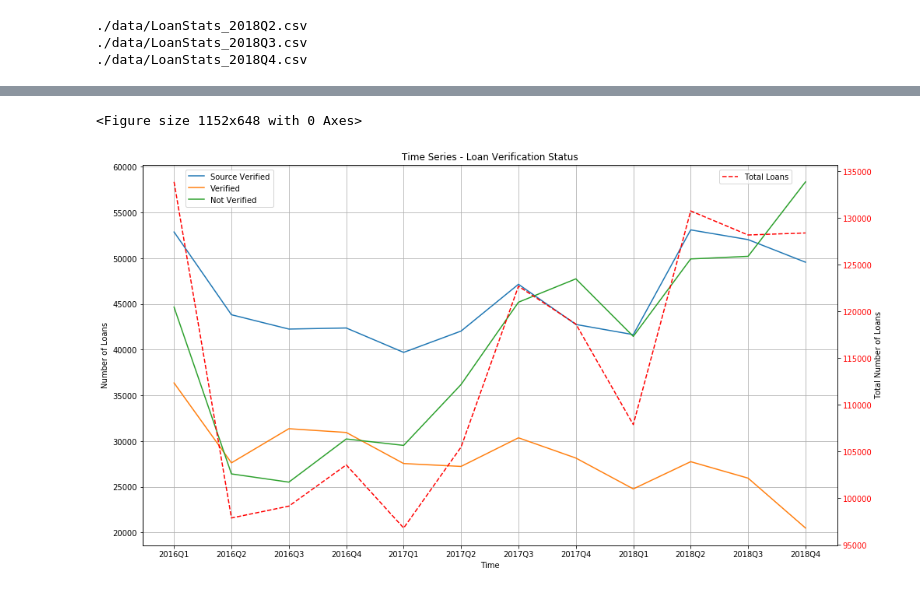
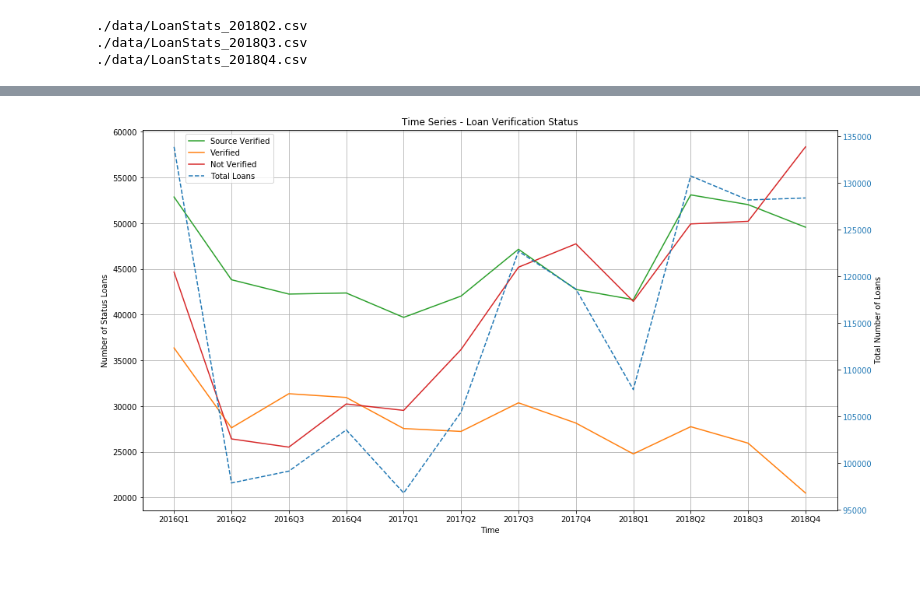
Before and after one commit to juszhan/LendingClub-Profitability, a Jupyter notebook: lendingclub_time_series_analysis.ipynb, the cells around one changed output, grey strips where cells are left out. Saved outputs shown, nothing was run; the diff lists cells and outputs as text; code cells hidden in the pictures.

```diff
--- a/lendingclub_time_series_analysis.ipynb
+++ b/lendingclub_time_series_analysis.ipynb
@@ -42,10 +42,17 @@ for df in dataset:
 # %%
 plt.figure(figsize=(16,9))
 
-x = list(range(len(x)))
+colors = {
+    "Source Verified" : "#2ca02c",
+    "Verified" : "#ff7f0e",
+    "Not Verified" : "#d62728",
+    "Total Loans" : "#1f77b4"
+}
+
+x = list(range(len(dataset)))
 for k in verification_status.keys():
     y = verification_status[k]
-    plt.plot(x, y, label=k)
+    plt.plot(x, y, label=k, color=colors[k])
 plt.xticks(ticks=list(range(len(names))), labels=names)
 plt.grid(True)
 plt.xlabel("Time")
@@ -91,29 +85,38 @@ verification_status
 # %%
-plt.figure(figsize=(16,9))
-
-x = list(range(len(x)))
+x = list(range(len(dataset)))
 
 fig, ax = plt.subplots(figsize=(16,9))
 
+lns = None
+
+colors = {
+    "Source Verified" : "#2ca02c",
+    "Verified" : "#ff7f0e",
+    "Not Verified" : "#d62728",
+    "Total Loans" : "#1f77b4"
+}
 for k in verification_status.keys():
     y = verification_status[k]
-    ax.plot(x, y, label=k)
+    if lns is None:
+        lns = ax.plot(x, y, label=k, color=colors[k])
+        continue
+    lns += ax.plot(x, y, label=k, color=colors[k])
 
 ax_right = ax.twinx()
-ax_right.plot(x, [len(df) for df in dataset], label="Total Loans", color="red", linestyle="--")
+lns += ax_right.plot(x, [len(df) for df in dataset], label="Total Loans", color=colors["Total Loans"], linestyle="--")
 
 plt.xticks(ticks=list(range(len(names))), labels=names)
 ax.grid(True)
 ax.set_xlabel("Time")
-ax.set_ylabel("Number of Loans")
-ax.legend(loc=(.062, .889))
+ax.set_ylabel("Number of Status Loans")
+# ax.legend(lns, [l.get_label() for l in lns], loc=(.062, .889))
+ax.legend(lns, [l.get_label() for l in lns], loc=(.062, .86))
 
 ax_right.set_ylabel("Total Number of Loans")
-ax_right.tick_params(axis='y', labelcolor="red")
-ax_right.legend(loc=(.83, .95))
+ax_right.tick_params(axis='y', labelcolor=colors["Total Loans"])
+# ax_right.legend(loc=(.83, .95))
 
 plt.title("Time Series - Loan Verification Status")
 plt.show()
 # %% [output]
-<Figure size 1152x648 with 0 Axes>
-[figure, old version]
+[figure, new version]
```
Also changed, not shown: parts of 7 cells of this notebook, 2 other files.
